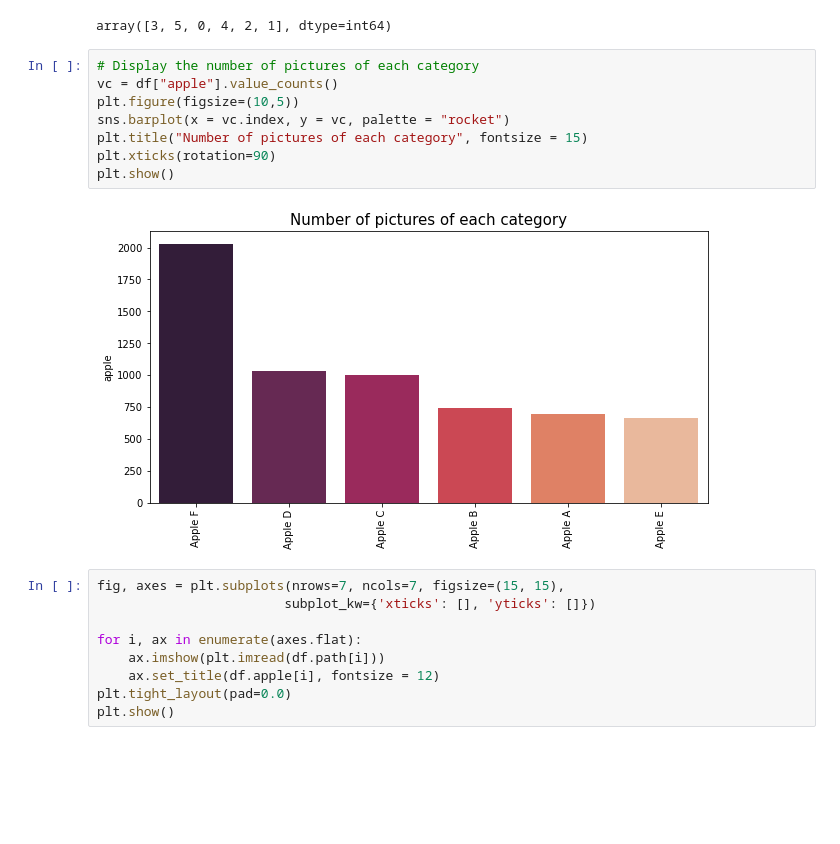
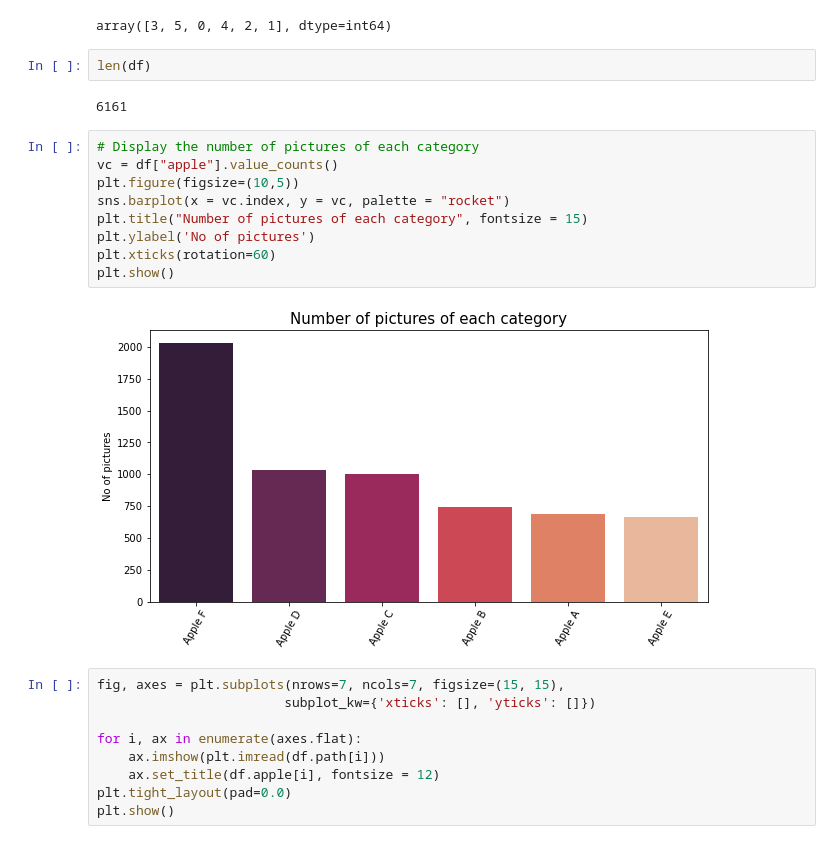
Before and after one commit to infoshareacademy/jdszr5-nonamezzz, a Jupyter notebook: Projekt_DL/data_Keras_tuner-best_model_B.ipynb, the cells around one changed output. Cells and saved outputs as stored; diff of their text form; blank space fills up the shorter version.

```diff
--- a/Projekt_DL/data_Keras_tuner-best_model_v1.ipynb
+++ b/Projekt_DL/data_Keras_tuner-best_model_B.ipynb
@@ -86,16 +86,21 @@ df.head()
 df.label.unique()
 # %% [output]
 array([3, 5, 0, 4, 2, 1], dtype=int64)
+# %%
+len(df)
+# %% [output]
+6161
 # %%
 # Display the number of pictures of each category
 vc = df["apple"].value_counts()
 plt.figure(figsize=(10,5))
 sns.barplot(x = vc.index, y = vc, palette = "rocket")
 plt.title("Number of pictures of each category", fontsize = 15)
-plt.xticks(rotation=90)
+plt.ylabel('No of pictures')
+plt.xticks(rotation=60)
 plt.show()
 # %% [output]
-[figure, old version]
+[figure, new version]
 # %%
 fig, axes = plt.subplots(nrows=7, ncols=7, figsize=(15, 15),
                         subplot_kw={'xticks': [], 'yticks': []})
```
Also changed, not shown: parts of 6 cells of this notebook, 2 other files.
